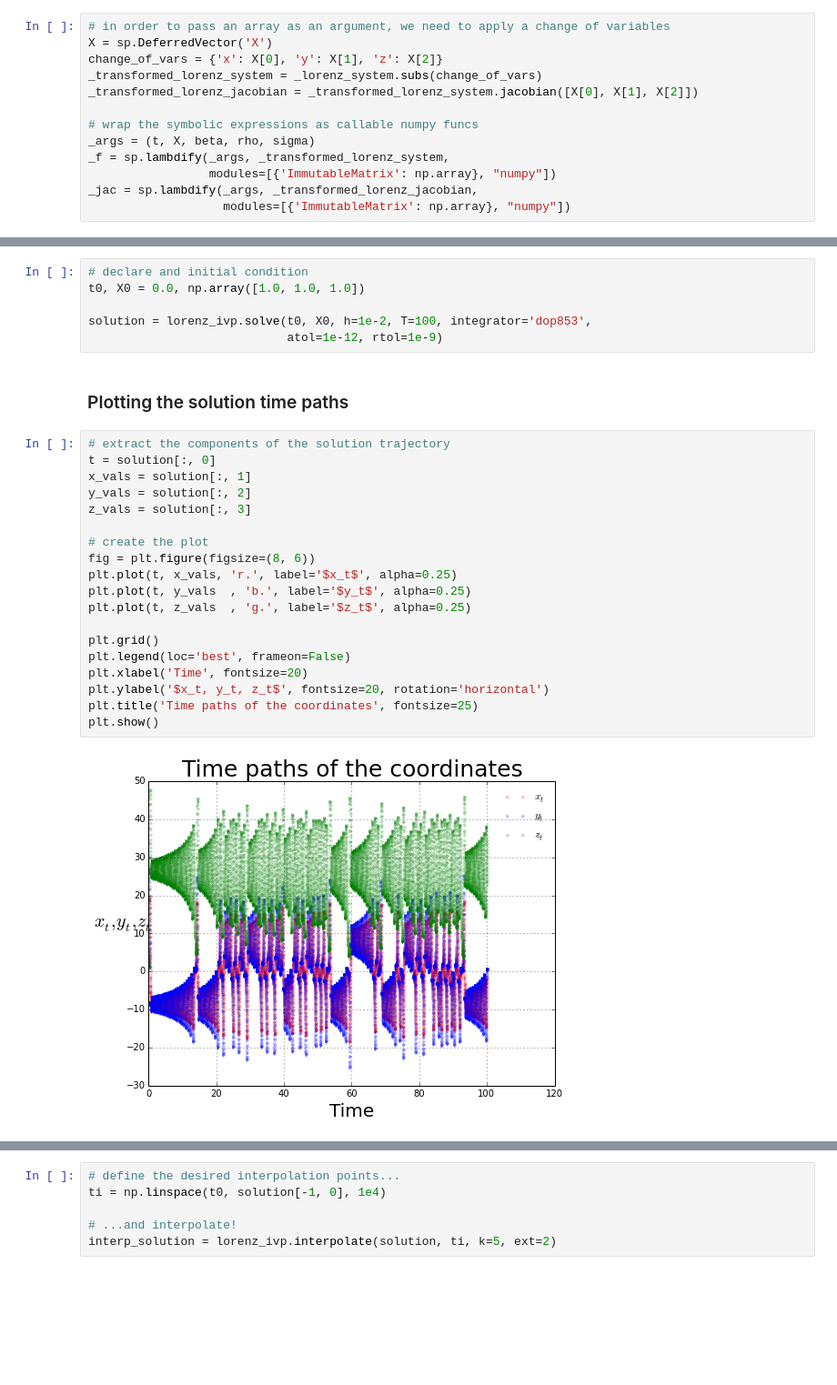
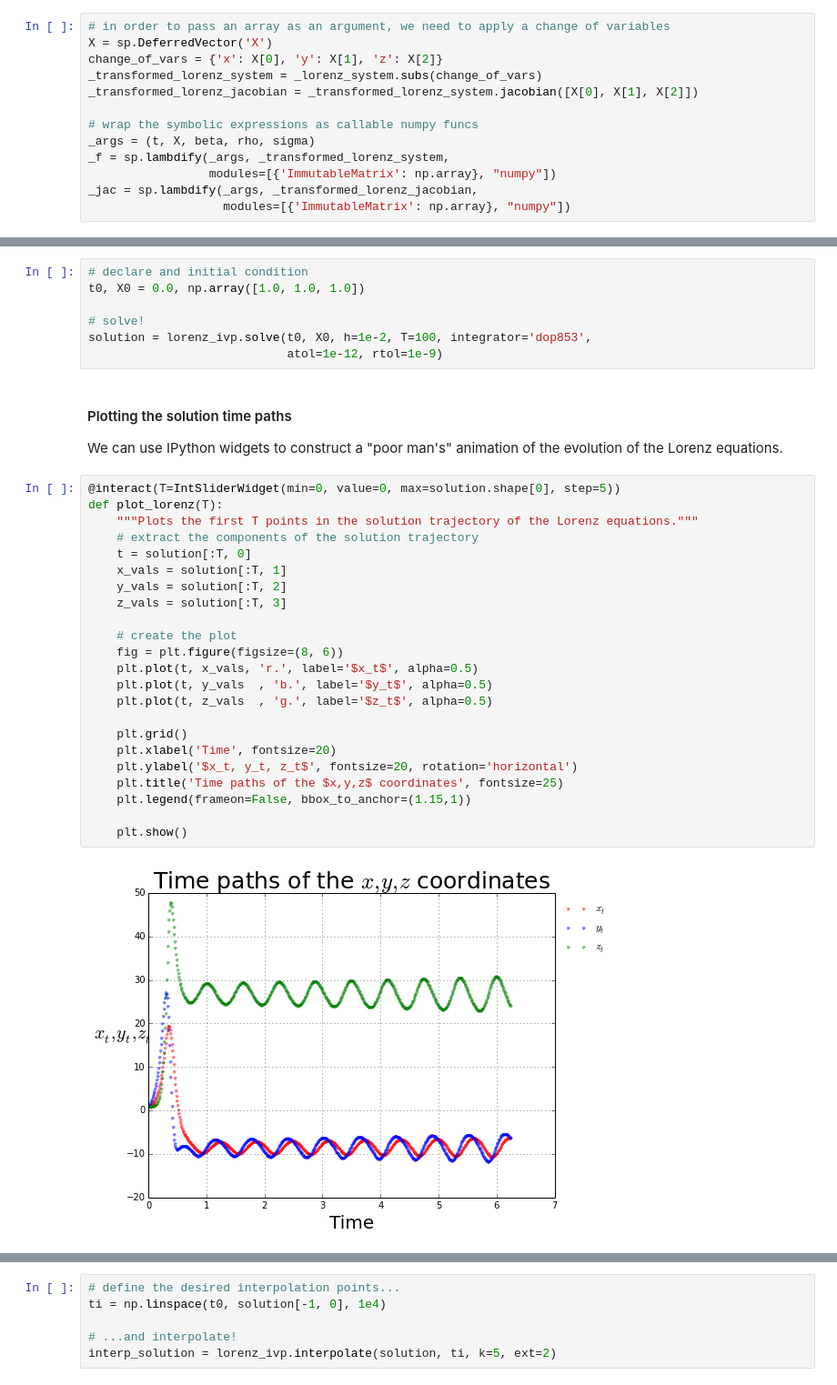
Before and after one commit to QuantEcon/QuantEcon.py, a Jupyter notebook: examples/solving_initial_value_problems.ipynb, the cells around one changed output, grey strips where cells are left out. Shown at 91% size. Cells and saved outputs as stored; diff of their text form; blank space fills up the shorter version.

```diff
--- a/examples/solving_initial_value_problems.ipynb
+++ b/examples/solving_initial_value_problems.ipynb
@@ -572,29 +634,35 @@ Using `dop853`, an embedded Runge-Kutta method of order 7(8) with adaptive step
 # declare and initial condition
 t0, X0 = 0.0, np.array([1.0, 1.0, 1.0])
 
+# solve!
 solution = lorenz_ivp.solve(t0, X0, h=1e-2, T=100, integrator='dop853',
                             atol=1e-12, rtol=1e-9)
-# %% [markdown]
-### Plotting the solution time paths
+# %% [markdown]
+#### Plotting the solution time paths
+We can use IPython widgets to construct a "poor man's" animation of the evolution of the Lorenz equations.
 # %%
-# extract the components of the solution trajectory
-t = solution[:, 0]
-x_vals = solution[:, 1]
-y_vals = solution[:, 2]
-z_vals = solution[:, 3]
+@interact(T=IntSliderWidget(min=0, value=0, max=solution.shape[0], step=5))
+def plot_lorenz(T):
+    """Plots the first T points in the solution trajectory of the Lorenz equations."""
+    # extract the components of the solution trajectory
+    t = solution[:T, 0]
+    x_vals = solution[:T, 1]
+    y_vals = solution[:T, 2]
+    z_vals = solution[:T, 3]
 
-# create the plot
-fig = plt.figure(figsize=(8, 6))
-plt.plot(t, x_vals, 'r.', label='$x_t$', alpha=0.25)
-plt.plot(t, y_vals  , 'b.', label='$y_t$', alpha=0.25)
-plt.plot(t, z_vals  , 'g.', label='$z_t$', alpha=0.25)
+    # create the plot
+    fig = plt.figure(figsize=(8, 6))
+    plt.plot(t, x_vals, 'r.', label='$x_t$', alpha=0.5)
+    plt.plot(t, y_vals  , 'b.', label='$y_t$', alpha=0.5)
+    plt.plot(t, z_vals  , 'g.', label='$z_t$', alpha=0.5)
 
-plt.grid()
-plt.legend(loc='best', frameon=False)
-plt.xlabel('Time', fontsize=20)
-plt.ylabel('$x_t, y_t, z_t$', fontsize=20, rotation='horizontal')
-plt.title('Time paths of the coordinates', fontsize=25)
-plt.show()
+    plt.grid()
+    plt.xlabel('Time', fontsize=20)
+    plt.ylabel('$x_t, y_t, z_t$', fontsize=20, rotation='horizontal')
+    plt.title('Time paths of the $x,y,z$ coordinates', fontsize=25)
+    plt.legend(frameon=False, bbox_to_anchor=(1.15,1))
+
+    plt.show()
 # %% [output]
-[figure, old version]
+[figure, new version]
 # %% [markdown]
```
Also changed, not shown: parts of 62 cells of this notebook.
